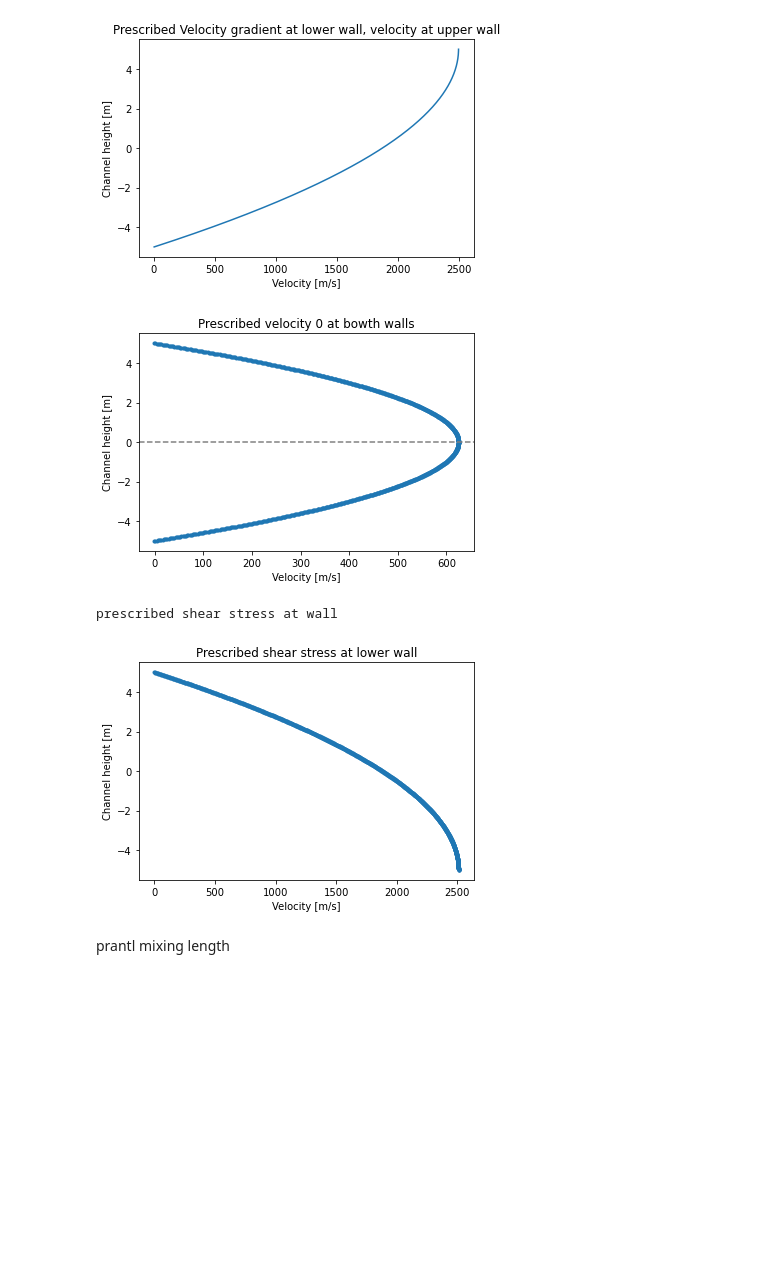
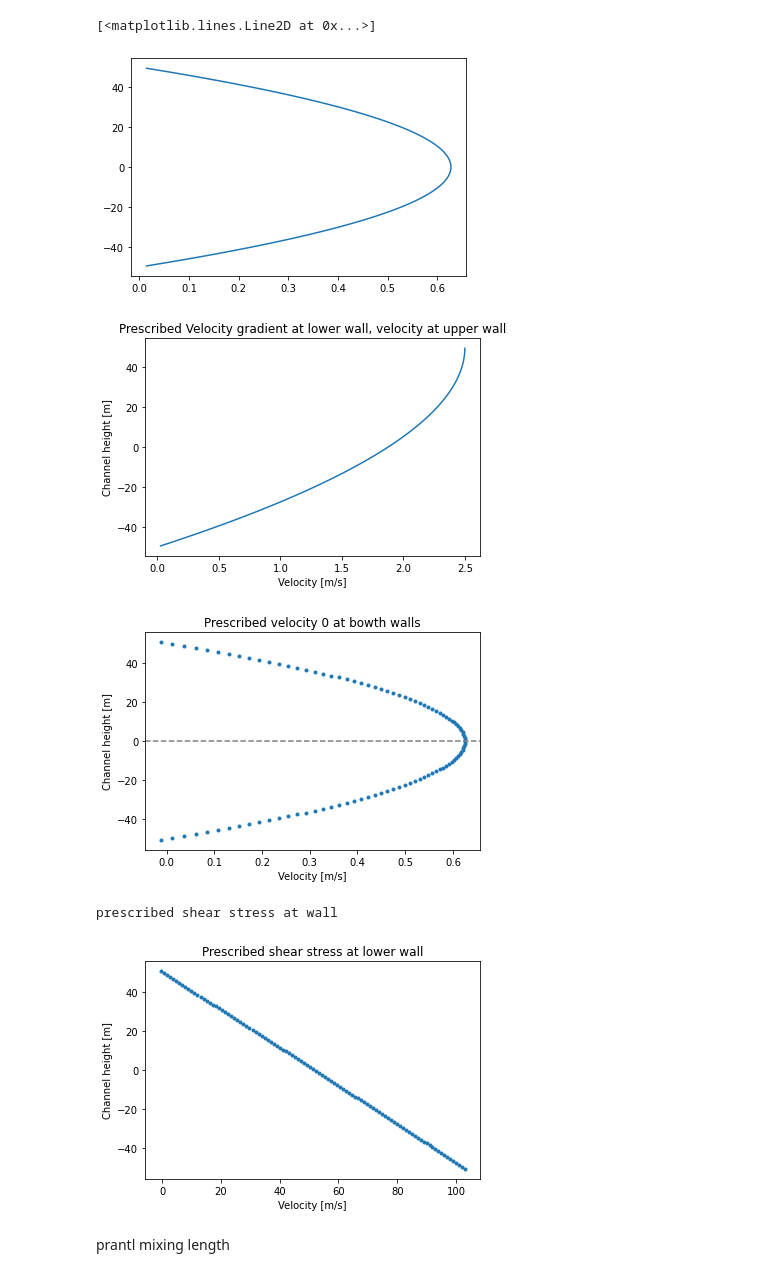
Before and after one commit to Toothpastefairy/comp_multphase_flow, a Jupyter notebook: tasks.ipynb, the cells around one changed output. Drawn from its saved outputs; the diff is of its cells as text; code cells hidden in the pictures; blank space fills up the shorter version.

```diff
--- a/tasks.ipynb
+++ b/tasks.ipynb
@@ -7,19 +7,25 @@ import scipy.sparse.linalg as la
 from scipy.special import lambertw
 # %%
 # Define the grid
-Ny = 1000
-y_end = 10
+Ny = 100
+y_end = 100
 
 # Define flow parameters
-rho = 1
+rho = 1000
 mu_0 = 1
-pressure_difference = 1
-pressure_boundary = [4, 4]
+pressure_difference = 1 * mu_0 / rho
+pressure_boundary = np.array([4, 4]) * mu_0 / rho
 boundary_condition = [1, 1]
 
-
+# Set the system up
 system = mf.Multiflow(Ny, y_end, rho, pressure_difference ,pressure_boundary, boundary_condition, mu_0)
 mu = system.calc_mu(mu_0)
+velocity_laminar = system.simulate(mu)
+plt.plot(velocity_laminar[1:-1], system.y[1:-1])
+plt.show()
+# %% [output]
+[<matplotlib.lines.Line2D at 0x...>]
+[figure, added]
 # %%
 # velocity gradient is 0 at wall 1, velocity set at wall 2
 boundary_condition = [1,-1]
@@ -56,10 +62,10 @@ plt.ylabel('Channel height [m]')
 plt.plot(solution,system_velocity_shear_stress.y, '.')
 plt.show()
 # %% [output]
-[figure, old version]
+[figure, new version]
-[figure, old version]
+[figure, new version]
 prescribed shear stress at wall
-[figure, old version]
+[figure, new version]
 # %% [markdown]
 prantl mixing length
 # %%
```
Also changed, not shown: parts of 6 cells of this notebook, 1 other file.
